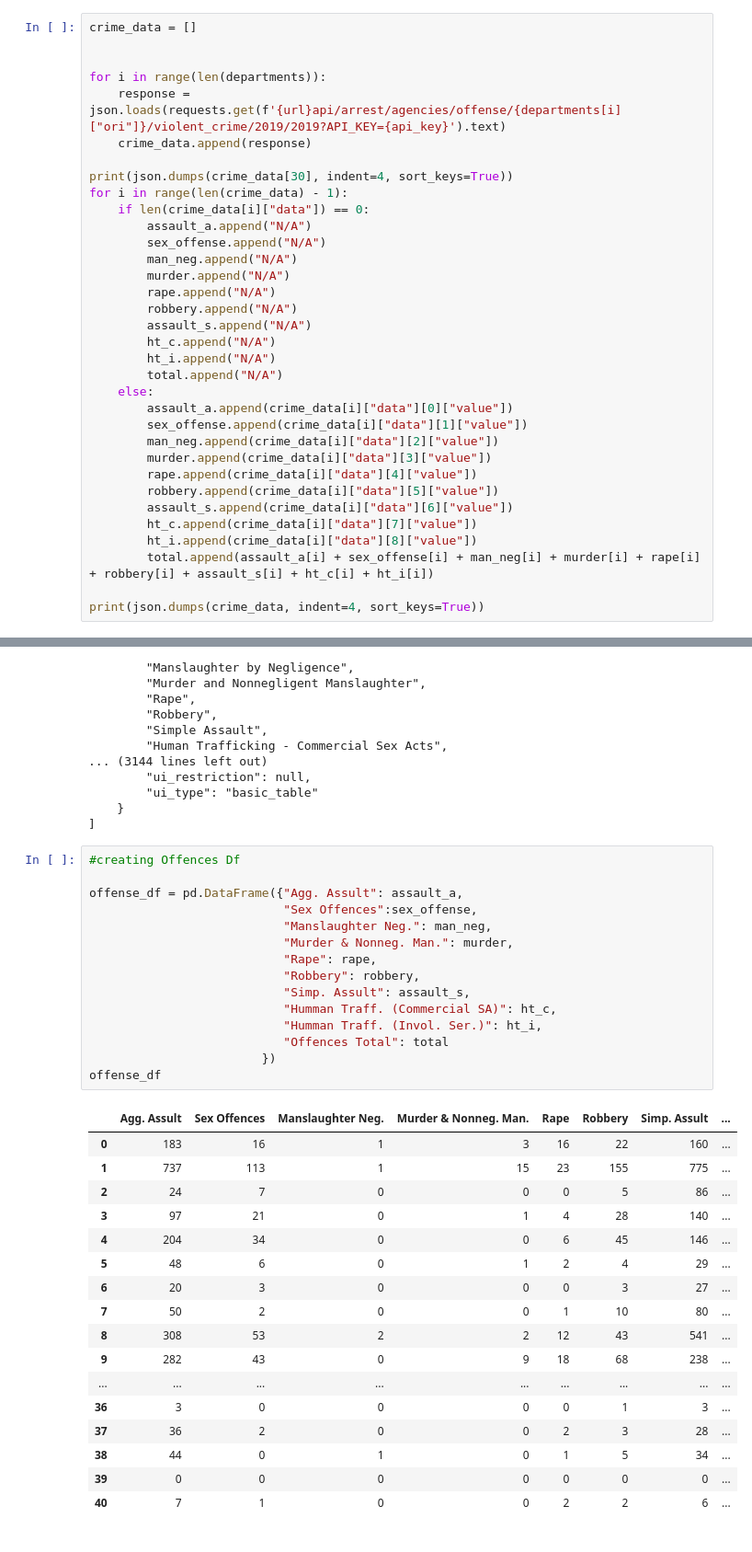
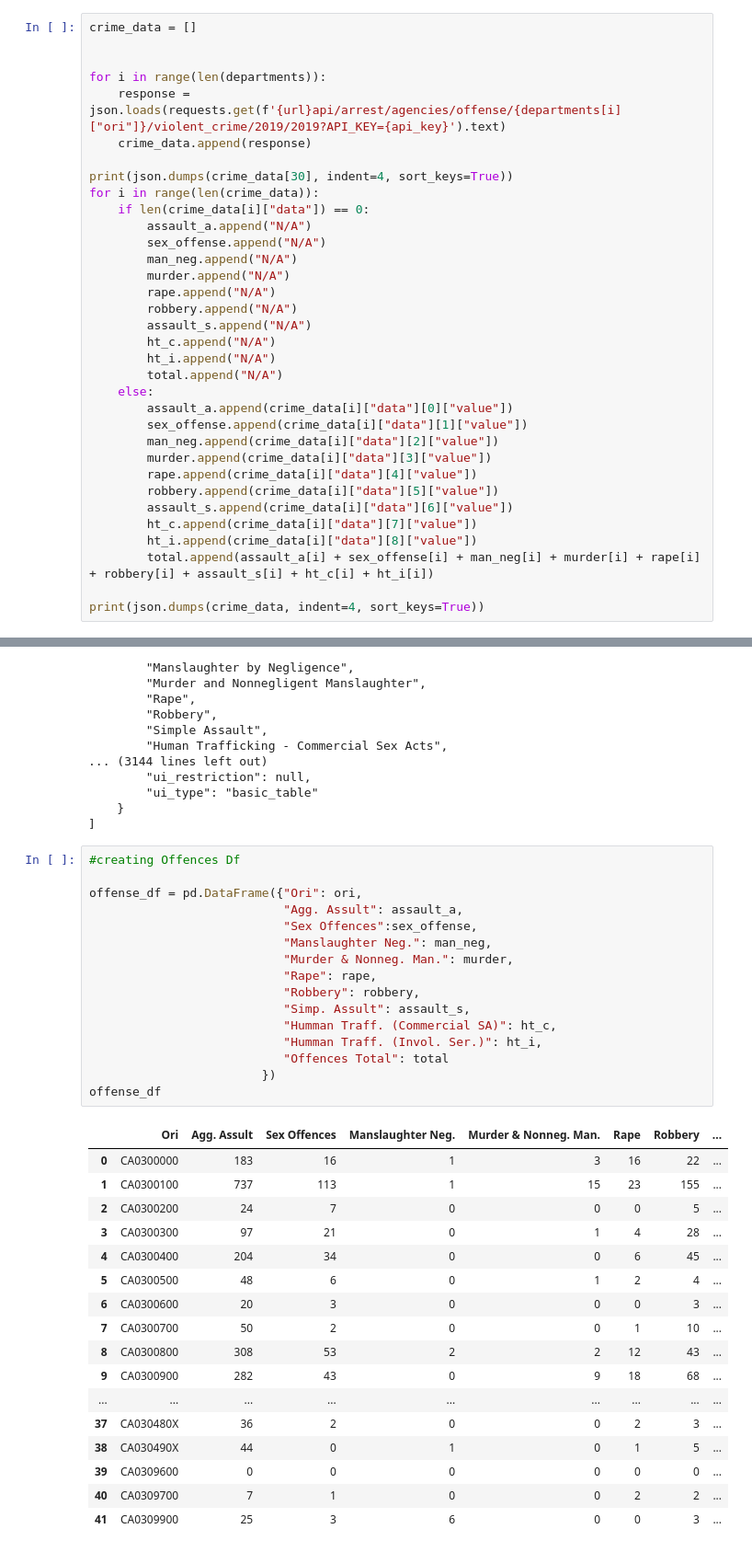
Before and after one commit to adamstabell/ETL-Project, a Jupyter notebook: Crime_ETL_v2.ipynb, the cells around one changed output, grey strips where cells are left out. Shown: that part at 92% size. Cells and saved outputs as stored; diff of their text form.

Commit message:
uploading the final edited crime notebook

```diff
--- a/Crime_ETL_v2.ipynb
+++ b/Crime_ETL_v2.ipynb
@@ -95,7 +95,7 @@ for i in range(len(departments)):
     crime_data.append(response)
 
 print(json.dumps(crime_data[30], indent=4, sort_keys=True))
-for i in range(len(crime_data) - 1):
+for i in range(len(crime_data)):
     if len(crime_data[i]["data"]) == 0:
         assault_a.append("N/A")
         sex_offense.append("N/A")
@@ -141,34 +141,35 @@ print(json.dumps(crime_data, indent=4, sort_keys=True))
 # %%
 #creating Offences Df
 
-offense_df = pd.DataFrame({"Agg. Assult": assault_a,
+offense_df = pd.DataFrame({"Ori": ori,
+                           "Agg. Assult": assault_a,
                            "Sex Offences":sex_offense,
                            "Manslaughter Neg.": man_neg,
                            "Murder & Nonneg. Man.": murder,
                            "Rape": rape,
                            "Robbery": robbery,
                            "Simp. Assult": assault_s,
                            "Humman Traff. (Commercial SA)": ht_c,
                            "Humman Traff. (Invol. Ser.)": ht_i,
                            "Offences Total": total
                         })
 offense_df
 # %% [output]
-|  | Agg. Assult | Sex Offences | Manslaughter Neg. | Murder & Nonneg. Man. | Rape | Robbery | Simp. Assult | ... |
-| 0 | 183 | 16 | 1 | 3 | 16 | 22 | 160 | ... |
-| 1 | 737 | 113 | 1 | 15 | 23 | 155 | 775 | ... |
-| 2 | 24 | 7 | 0 | 0 | 0 | 5 | 86 | ... |
-| 3 | 97 | 21 | 0 | 1 | 4 | 28 | 140 | ... |
-| 4 | 204 | 34 | 0 | 0 | 6 | 45 | 146 | ... |
-| 5 | 48 | 6 | 0 | 1 | 2 | 4 | 29 | ... |
-| 6 | 20 | 3 | 0 | 0 | 0 | 3 | 27 | ... |
-| 7 | 50 | 2 | 0 | 0 | 1 | 10 | 80 | ... |
-| 8 | 308 | 53 | 2 | 2 | 12 | 43 | 541 | ... |
-| 9 | 282 | 43 | 0 | 9 | 18 | 68 | 238 | ... |
+|  | Ori | Agg. Assult | Sex Offences | Manslaughter Neg. | Murder & Nonneg. Man. | Rape | Robbery | ... |
+| 0 | CA0300000 | 183 | 16 | 1 | 3 | 16 | 22 | ... |
+| 1 | CA0300100 | 737 | 113 | 1 | 15 | 23 | 155 | ... |
+| 2 | CA0300200 | 24 | 7 | 0 | 0 | 0 | 5 | ... |
+| 3 | CA0300300 | 97 | 21 | 0 | 1 | 4 | 28 | ... |
+| 4 | CA0300400 | 204 | 34 | 0 | 0 | 6 | 45 | ... |
+| 5 | CA0300500 | 48 | 6 | 0 | 1 | 2 | 4 | ... |
+| 6 | CA0300600 | 20 | 3 | 0 | 0 | 0 | 3 | ... |
+| 7 | CA0300700 | 50 | 2 | 0 | 0 | 1 | 10 | ... |
+| 8 | CA0300800 | 308 | 53 | 2 | 2 | 12 | 43 | ... |
+| 9 | CA0300900 | 282 | 43 | 0 | 9 | 18 | 68 | ... |
 | ... | ... | ... | ... | ... | ... | ... | ... | ... |
-| 36 | 3 | 0 | 0 | 0 | 0 | 1 | 3 | ... |
-| 37 | 36 | 2 | 0 | 0 | 2 | 3 | 28 | ... |
-| 38 | 44 | 0 | 1 | 0 | 1 | 5 | 34 | ... |
-| 39 | 0 | 0 | 0 | 0 | 0 | 0 | 0 | ... |
-| 40 | 7 | 1 | 0 | 0 | 2 | 2 | 6 | ... |
+| 37 | CA030480X | 36 | 2 | 0 | 0 | 2 | 3 | ... |
+| 38 | CA030490X | 44 | 0 | 1 | 0 | 1 | 5 | ... |
+| 39 | CA0309600 | 0 | 0 | 0 | 0 | 0 | 0 | ... |
+| 40 | CA0309700 | 7 | 1 | 0 | 0 | 2 | 2 | ... |
+| 41 | CA0309900 | 25 | 3 | 6 | 0 | 0 | 3 | ... |
 # %%
```
Also changed, not shown: parts of 1 cell of this notebook.
